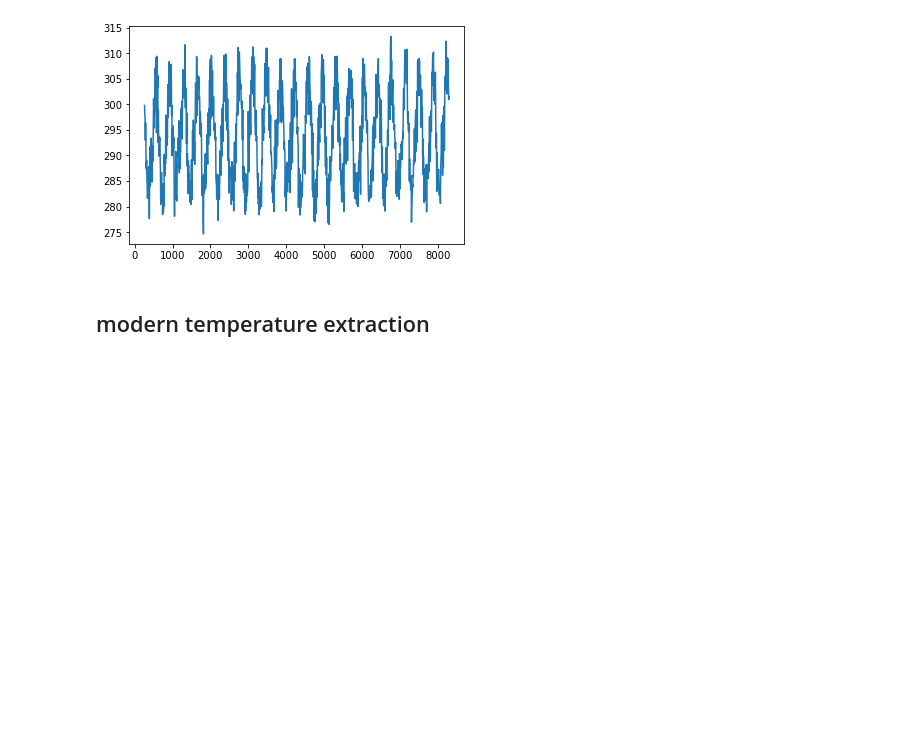
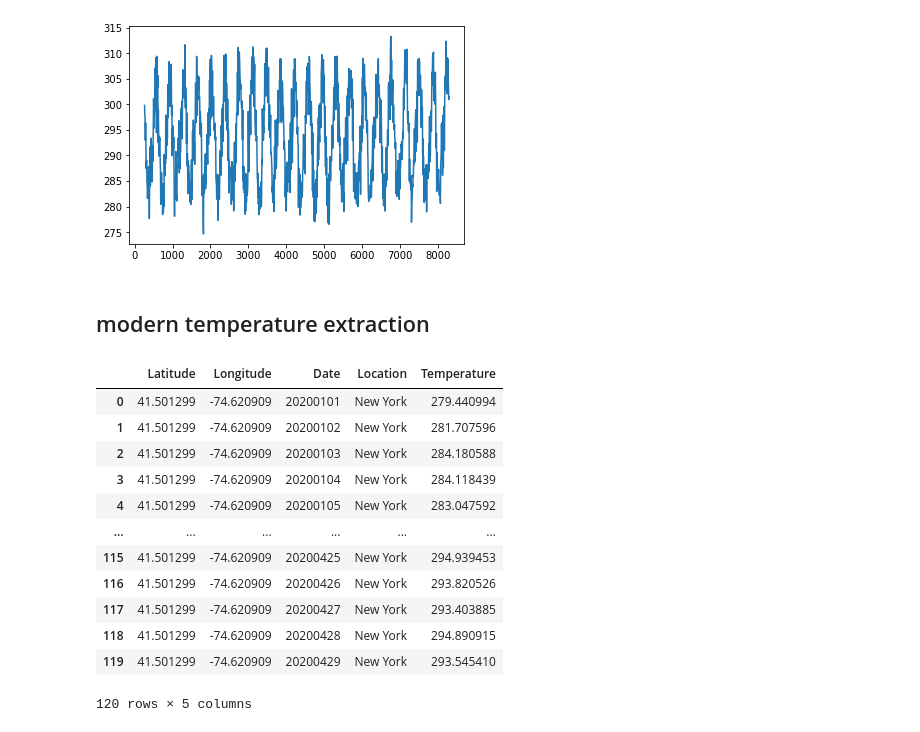
Before and after one commit to tamjazad/ml-covid19, a Jupyter notebook: temperature_extraction.ipynb, the cells around one changed output. Cells and saved outputs as stored; diff of their text form; code cells hidden in the pictures; blank space fills up the shorter version.

```diff
--- a/temperature_extraction.ipynb
+++ b/temperature_extraction.ipynb
@@ -117,3 +117,20 @@ region_temperature_data.plot()
 [figure]
 # %% [markdown]
 ## modern temperature extraction
+# %%
+region_modern = modern_df.loc[modern_df["Location"] == "New York"]
+region_modern
+# %% [output]
+|  | Latitude | Longitude | Date | Location | Temperature |
+| 0 | 41.501299 | -74.620909 | 20200101 | New York | 279.440994 |
+| 1 | 41.501299 | -74.620909 | 20200102 | New York | 281.707596 |
+| 2 | 41.501299 | -74.620909 | 20200103 | New York | 284.180588 |
+| 3 | 41.501299 | -74.620909 | 20200104 | New York | 284.118439 |
+| 4 | 41.501299 | -74.620909 | 20200105 | New York | 283.047592 |
+| ... | ... | ... | ... | ... | ... |
+| 115 | 41.501299 | -74.620909 | 20200425 | New York | 294.939453 |
+| 116 | 41.501299 | -74.620909 | 20200426 | New York | 293.820526 |
+| 117 | 41.501299 | -74.620909 | 20200427 | New York | 293.403885 |
+| 118 | 41.501299 | -74.620909 | 20200428 | New York | 294.890915 |
+| 119 | 41.501299 | -74.620909 | 20200429 | New York | 293.545410 |
+120 rows × 5 columns
```
Also changed, not shown: parts of 9 cells of this notebook.
